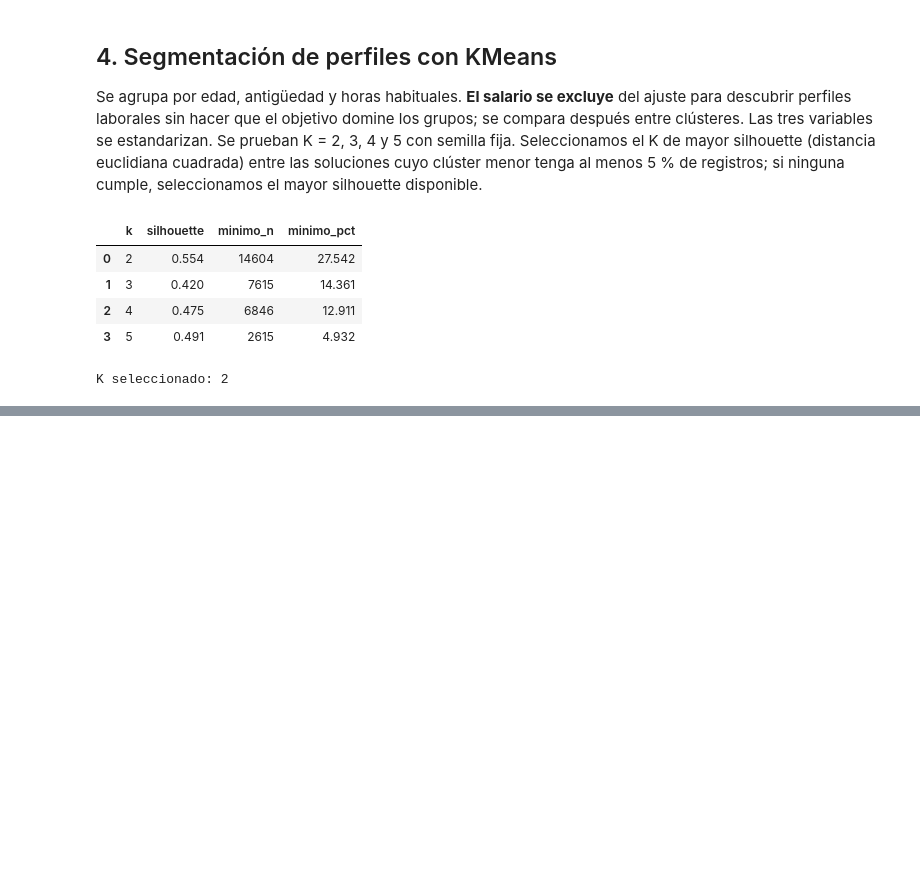
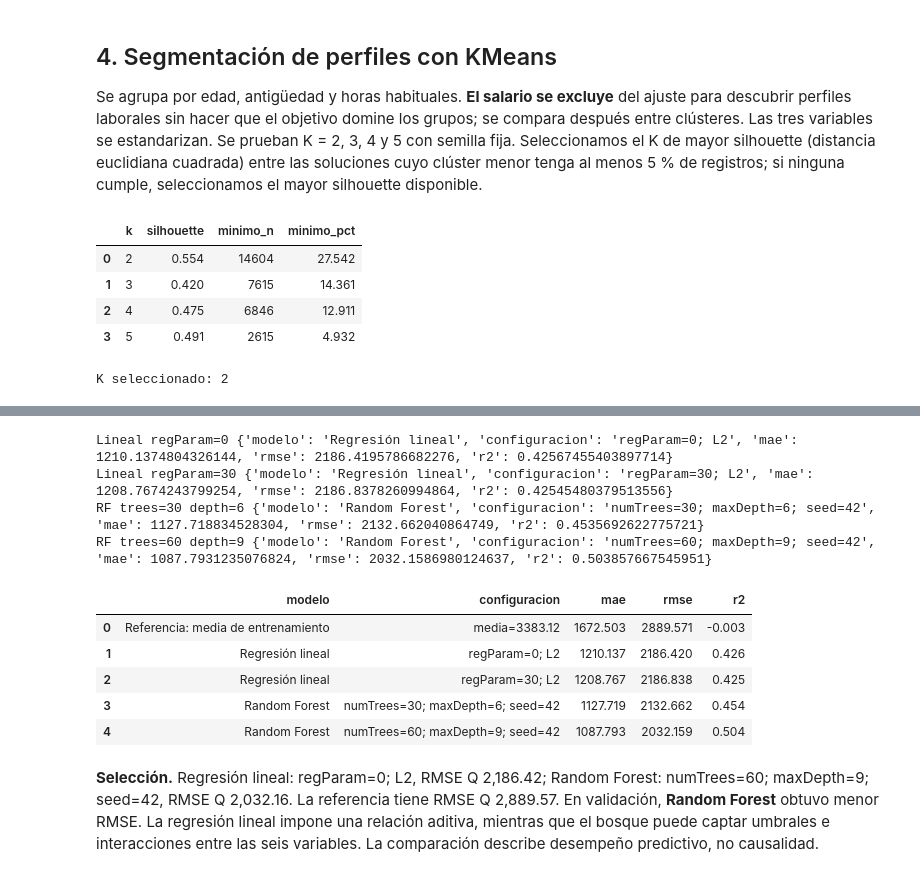
Before and after one commit to Jorge162017/Lab7-DataScience, a Jupyter notebook: notebooks/Lab7_Avance.ipynb, the cells around one changed output, grey strips where cells are left out. Saved outputs shown, nothing was run; the diff lists cells and outputs as text; code cells hidden in the pictures; blank space fills up the shorter version.

```diff
--- a/notebooks/Lab7_Avance.ipynb
+++ b/notebooks/Lab7_Avance.ipynb
@@ -762,0 +838,64 @@ muestral. No indican causalidad ni salarios recomendados.
+# %%
+config_lineales = [0.0, 30.0]
+config_bosques = [(30, 6), (60, 9)]  # (numTrees, maxDepth)
+resultados_val = [fila_referencia_val]
+modelos_val = {}
+
+for reg in config_lineales:
+    nombre = f'Lineal regParam={reg:g}'
+    ajustado = pipeline_lineal(reg).fit(entrenamiento)
+    pred = ajustado.transform(validacion).select('salario_mensual', 'prediction').cache()
+    resultado = {'modelo': 'Regresión lineal', 'configuracion': f'regParam={reg:g}; L2', **metricas(pred)}
+    resultados_val.append(resultado)
+    modelos_val[nombre] = ajustado
+    pred.unpersist()
+    print(nombre, resultado)
+
+for arboles, profundidad in config_bosques:
+    nombre = f'RF trees={arboles} depth={profundidad}'
+    ajustado = pipeline_bosque(arboles, profundidad).fit(entrenamiento)
+    pred = ajustado.transform(validacion).select('salario_mensual', 'prediction').cache()
+    resultado = {'modelo': 'Random Forest',
+                 'configuracion': f'numTrees={arboles}; maxDepth={profundidad}; seed=42',
+                 **metricas(pred)}
+    resultados_val.append(resultado)
+    modelos_val[nombre] = ajustado
+    pred.unpersist()
+    print(nombre, resultado)
+
+tabla_validacion = pd.DataFrame(resultados_val)
+display(tabla_validacion.round(3))
+mejor_lineal = tabla_validacion.loc[tabla_validacion.modelo == 'Regresión lineal'].sort_values('rmse').iloc[0]
+mejor_bosque = tabla_validacion.loc[tabla_validacion.modelo == 'Random Forest'].sort_values('rmse').iloc[0]
+reg_elegida = float(mejor_lineal.configuracion.split(';')[0].split('=')[1])
+arboles_elegidos = int(mejor_bosque.configuracion.split(';')[0].split('=')[1])
+profundidad_elegida = int(mejor_bosque.configuracion.split(';')[1].split('=')[1])
+nombre_lineal = f'Lineal regParam={reg_elegida:g}'
+nombre_bosque = f'RF trees={arboles_elegidos} depth={profundidad_elegida}'
+
+DIRECTORIO_MODELOS = RAIZ / 'data' / 'outputs' / 'modelos'
+DIRECTORIO_MODELOS.mkdir(parents=True, exist_ok=True)
+modelos_val[nombre_lineal].write().overwrite().save(str(DIRECTORIO_MODELOS / 'lineal_validacion'))
+modelos_val[nombre_bosque].write().overwrite().save(str(DIRECTORIO_MODELOS / 'bosque_validacion'))
+
+ganador_val = 'Regresión lineal' if mejor_lineal.rmse < mejor_bosque.rmse else 'Random Forest'
+display(Markdown(
+    f'**Selección.** Regresión lineal: {mejor_lineal.configuracion}, RMSE Q {mejor_lineal.rmse:,.2f}; '
+    f'Random Forest: {mejor_bosque.configuracion}, RMSE Q {mejor_bosque.rmse:,.2f}. '
+    f'La referencia tiene RMSE Q {fila_referencia_val["rmse"]:,.2f}. '
+    f'En validación, **{ganador_val}** obtuvo menor RMSE. La regresión lineal impone una relación '
+    'aditiva, mientras que el bosque puede captar umbrales e interacciones entre las seis variables. '
+    'La comparación describe desempeño predictivo, no causalidad.'
+))
+# %% [output]
+Lineal regParam=0 {'modelo': 'Regresión lineal', 'configuracion': 'regParam=0; L2', 'mae': 1210.1374804326144, 'rmse': 2186.4195786682276, 'r2': 0.42567455403897714}
+Lineal regParam=30 {'modelo': 'Regresión lineal', 'configuracion': 'regParam=30; L2', 'mae': 1208.7674243799254, 'rmse': 2186.8378260994864, 'r2': 0.42545480379513556}
+RF trees=30 depth=6 {'modelo': 'Random Forest', 'configuracion': 'numTrees=30; maxDepth=6; seed=42', 'mae': 1127.718834528304, 'rmse': 2132.662040864749, 'r2': 0.4535692622775721}
+RF trees=60 depth=9 {'modelo': 'Random Forest', 'configuracion': 'numTrees=60; maxDepth=9; seed=42', 'mae': 1087.7931235076824, 'rmse': 2032.1586980124637, 'r2': 0.503857667545951}
+|  | modelo | configuracion | mae | rmse | r2 |
+| 0 | Referencia: media de entrenamiento | media=3383.12 | 1672.503 | 2889.571 | -0.003 |
+| 1 | Regresión lineal | regParam=0; L2 | 1210.137 | 2186.420 | 0.426 |
+| 2 | Regresión lineal | regParam=30; L2 | 1208.767 | 2186.838 | 0.425 |
+| 3 | Random Forest | numTrees=30; maxDepth=6; seed=42 | 1127.719 | 2132.662 | 0.454 |
+| 4 | Random Forest | numTrees=60; maxDepth=9; seed=42 | 1087.793 | 2032.159 | 0.504 |
+**Selección.** Regresión lineal: regParam=0; L2, RMSE Q 2,186.42; Random Forest: numTrees=60; maxDepth=9; seed=42, RMSE Q 2,032.16. La referencia tiene RMSE Q 2,889.57. En validación, **Random Forest** obtuvo menor RMSE. La regresión lineal impone una relación aditiva, mientras que el bosque puede captar umbrales e interacciones entre las seis variables. La comparación describe desempeño predictivo, no causalidad.
```
Also changed, not shown: parts of 20 cells of this notebook, 1 other file.
